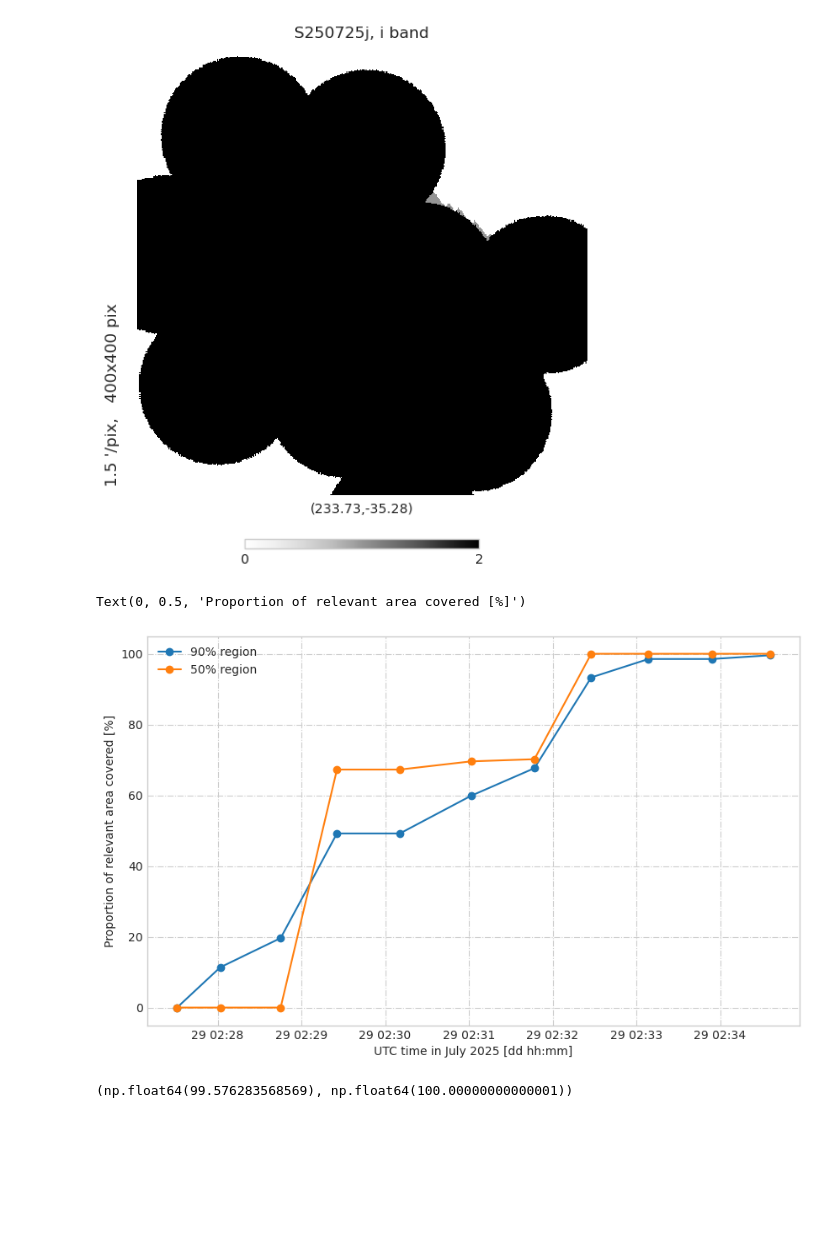
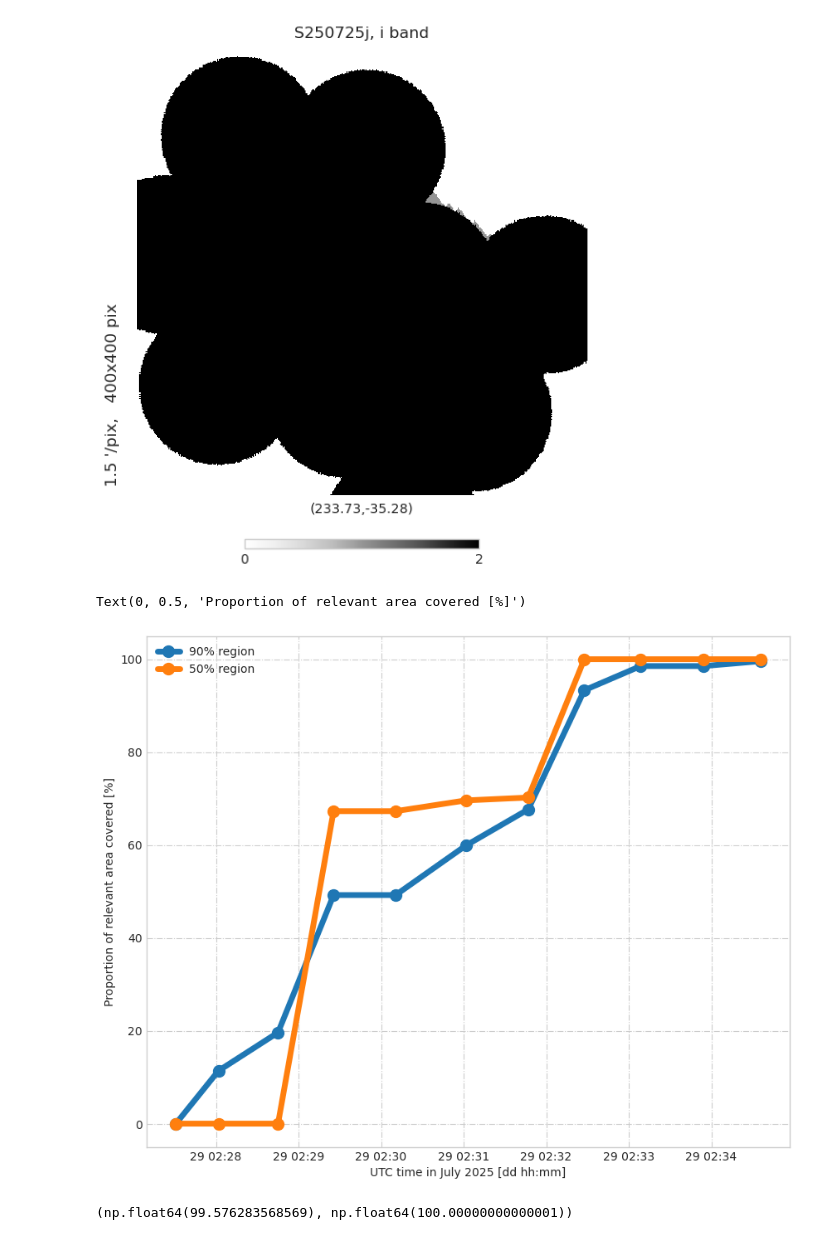
Before and after one commit to lsst-sitcom/ToO-analysis-tools, a Jupyter notebook: notebooks/PointingEfficiency.ipynb, the cells around one changed output. Cells and saved outputs as stored; diff of their text form; code cells hidden in the pictures; blank space fills up the shorter version.

```diff
--- a/notebooks/PointingEfficiency.ipynb
+++ b/notebooks/PointingEfficiency.ipynb
@@ -166,7 +166,7 @@ def fitGaussian(data, ax):
 def getFWHM_from_gaussian(sigma):
     return 2 * np.sqrt(np.log(2) * 2) * sigma
 
-plt.style.use("seaborn-v0_8-whitegrid")
+plt.style.use("default")
 # %% [markdown]
 ## S250725j
 # %%
@@ -278,16 +278,16 @@ relevantArea50 = np.count_nonzero(coveredMap50[indices50]) * hp.nside2pixarea(hp
 # ax.set_xlabel("UTC time in July 2025 [dd hh:mm]")
 # ax.set_ylabel("Area covered [deg$^2$]")
 # %%
-fig,ax = plt.subplots(figsize=[10,6])
-ax.plot(timeOfObs,100*np.cumsum(areaTime90)/relevantArea90,"-o",label="90% region")
-ax.plot(timeOfObs,100*np.cumsum(areaTime50)/relevantArea50,"-o",label="50% region")
+fig,ax = plt.subplots(figsize=[10,8])
+ax.plot(timeOfObs,100*np.cumsum(areaTime90)/relevantArea90,"-o",label="90% region",linewidth=5,markersize=10)
+ax.plot(timeOfObs,100*np.cumsum(areaTime50)/relevantArea50,"-o",label="50% region",linewidth=5,markersize=10)
 ax.legend(framealpha=1)
 ax.grid(ls="-.")
 ax.set_xlabel("UTC time in July 2025 [dd hh:mm]")
 ax.set_ylabel("Proportion of relevant area covered [%]")
 # %% [output]
 Text(0, 0.5, 'Proportion of relevant area covered [%]')
-[figure, old version]
+[figure, new version]
 # %%
 100*np.cumsum(areaTime90)[-1]/relevantArea90,100*np.cumsum(areaTime50)[-1]/relevantArea50
 # %% [output]
```
Also changed, not shown: parts of 2 cells of this notebook.
